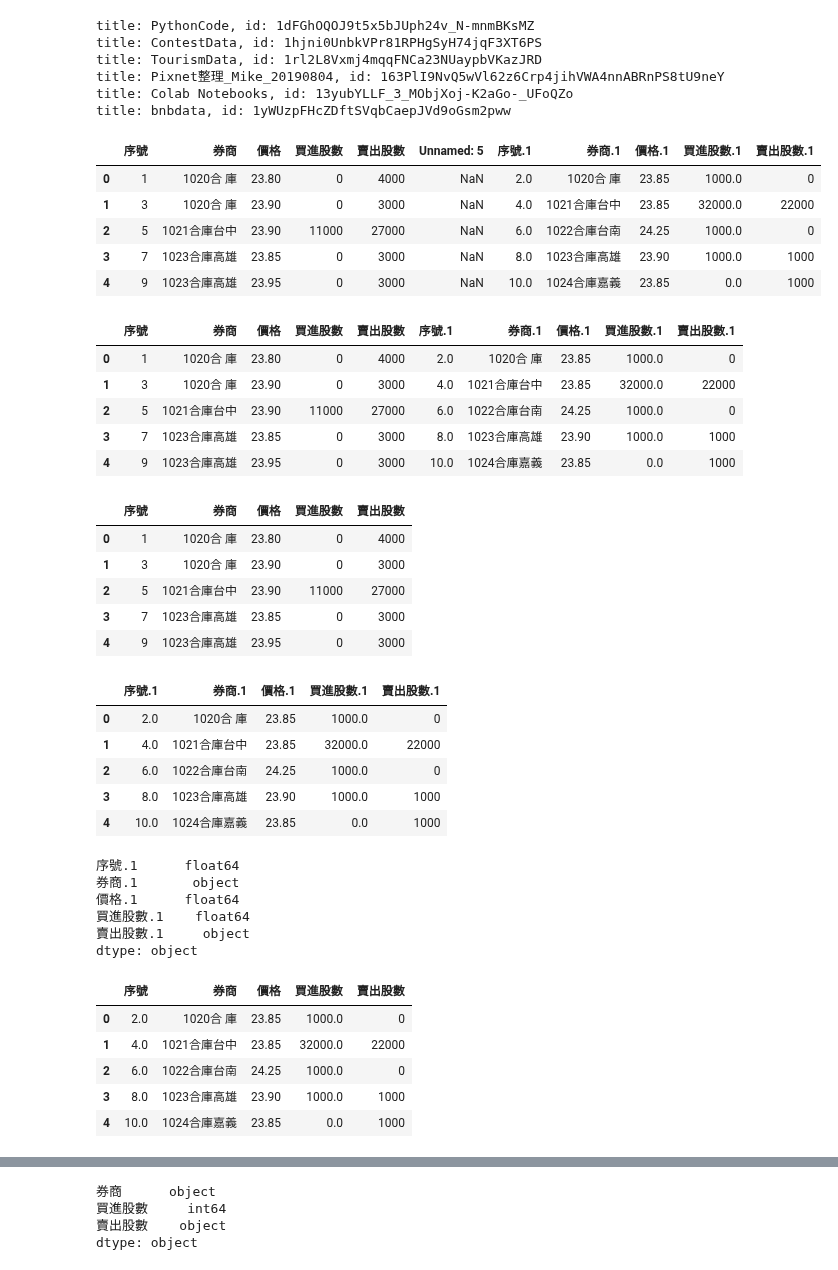
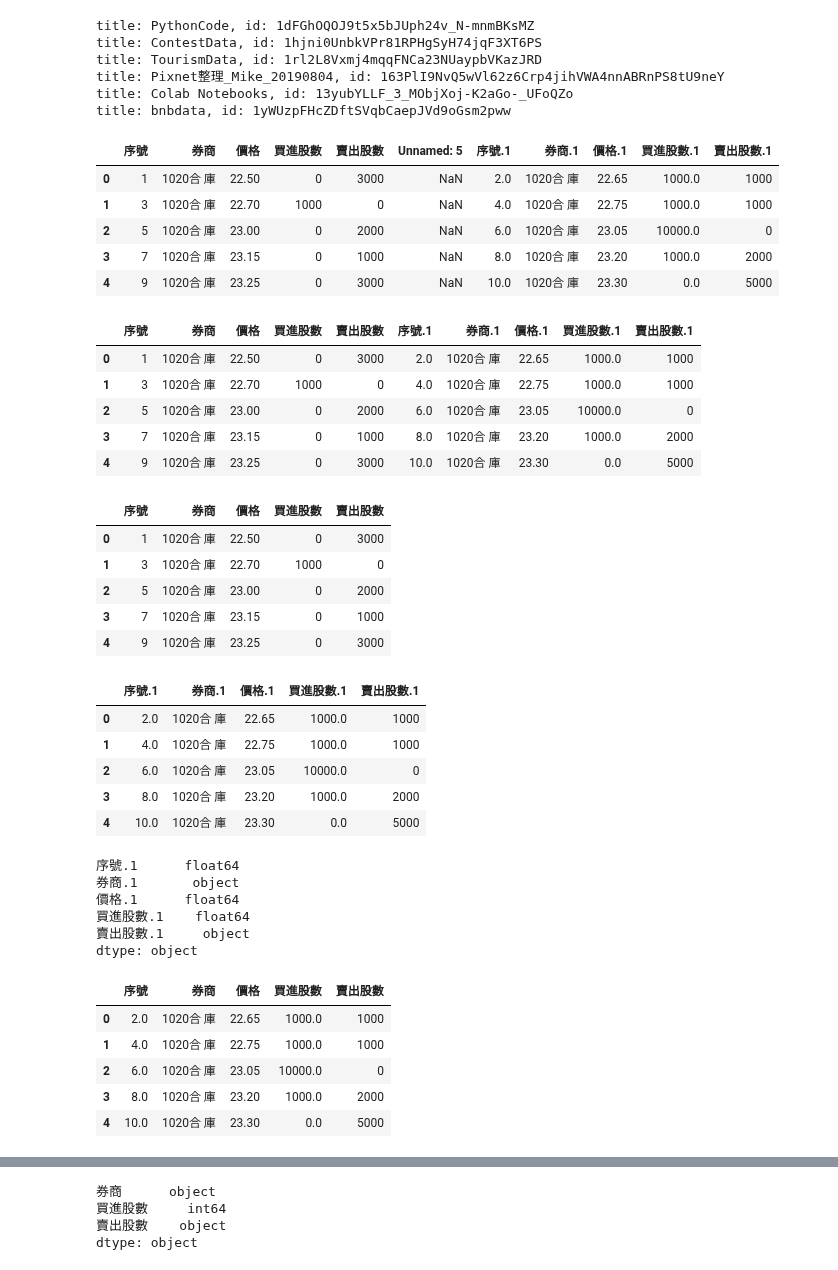
Before and after one commit to cwcheng0/practicepython, a Jupyter notebook: TaiwanStockCount.ipynb, the cells around one changed output, grey strips where cells are left out. Drawn from its saved outputs; the diff is of its cells as text; code cells hidden in the pictures.

```diff
--- a/TaiwanStockCount.ipynb
+++ b/TaiwanStockCount.ipynb
@@ -54,29 +50,29 @@ title: bnbdata, id: 1yWUzpFHcZDftSVqbCaepJVd9oGsm2pww
 # %%
 # Check first 5 rows in a file
 # from tabula import
-df = pd.read_csv('/content/gdrive/My Drive/ContestData/FinanceData/2353_20200903.csv',encoding='big5hkscs',skiprows=2)
+df = pd.read_csv('/content/gdrive/My Drive/ContestData/FinanceData/2340_20200903.csv',encoding='big5hkscs',skiprows=2)
 
 # Notice datatypes changed in some columns.
 # Check first few rows.
 df.head()
 # %% [output]
 |  | 序號 | 券商 | 價格 | 買進股數 | 賣出股數 | Unnamed: 5 | 序號.1 | 券商.1 | 價格.1 | 買進股數.1 | 賣出股數.1 |
-| 0 | 1 | 1020合 庫 | 23.80 | 0 | 4000 | NaN | 2.0 | 1020合 庫 | 23.85 | 1000.0 | 0 |
-| 1 | 3 | 1020合 庫 | 23.90 | 0 | 3000 | NaN | 4.0 | 1021合庫台中 | 23.85 | 32000.0 | 22000 |
-| 2 | 5 | 1021合庫台中 | 23.90 | 11000 | 27000 | NaN | 6.0 | 1022合庫台南 | 24.25 | 1000.0 | 0 |
-| 3 | 7 | 1023合庫高雄 | 23.85 | 0 | 3000 | NaN | 8.0 | 1023合庫高雄 | 23.90 | 1000.0 | 1000 |
-| 4 | 9 | 1023合庫高雄 | 23.95 | 0 | 3000 | NaN | 10.0 | 1024合庫嘉義 | 23.85 | 0.0 | 1000 |
+| 0 | 1 | 1020合 庫 | 22.50 | 0 | 3000 | NaN | 2.0 | 1020合 庫 | 22.65 | 1000.0 | 1000 |
+| 1 | 3 | 1020合 庫 | 22.70 | 1000 | 0 | NaN | 4.0 | 1020合 庫 | 22.75 | 1000.0 | 1000 |
+| 2 | 5 | 1020合 庫 | 23.00 | 0 | 2000 | NaN | 6.0 | 1020合 庫 | 23.05 | 10000.0 | 0 |
+| 3 | 7 | 1020合 庫 | 23.15 | 0 | 1000 | NaN | 8.0 | 1020合 庫 | 23.20 | 1000.0 | 2000 |
+| 4 | 9 | 1020合 庫 | 23.25 | 0 | 3000 | NaN | 10.0 | 1020合 庫 | 23.30 | 0.0 | 5000 |
 # %%
 # Drop some columns.
 df = df.drop(df.columns[[5]], axis=1)
 df.head()
 # %% [output]
 |  | 序號 | 券商 | 價格 | 買進股數 | 賣出股數 | 序號.1 | 券商.1 | 價格.1 | 買進股數.1 | 賣出股數.1 |
-| 0 | 1 | 1020合 庫 | 23.80 | 0 | 4000 | 2.0 | 1020合 庫 | 23.85 | 1000.0 | 0 |
-| 1 | 3 | 1020合 庫 | 23.90 | 0 | 3000 | 4.0 | 1021合庫台中 | 23.85 | 32000.0 | 22000 |
-| 2 | 5 | 1021合庫台中 | 23.90 | 11000 | 27000 | 6.0 | 1022合庫台南 | 24.25 | 1000.0 | 0 |
-| 3 | 7 | 1023合庫高雄 | 23.85 | 0 | 3000 | 8.0 | 1023合庫高雄 | 23.90 | 1000.0 | 1000 |
-| 4 | 9 | 1023合庫高雄 | 23.95 | 0 | 3000 | 10.0 | 1024合庫嘉義 | 23.85 | 0.0 | 1000 |
+| 0 | 1 | 1020合 庫 | 22.50 | 0 | 3000 | 2.0 | 1020合 庫 | 22.65 | 1000.0 | 1000 |
+| 1 | 3 | 1020合 庫 | 22.70 | 1000 | 0 | 4.0 | 1020合 庫 | 22.75 | 1000.0 | 1000 |
+| 2 | 5 | 1020合 庫 | 23.00 | 0 | 2000 | 6.0 | 1020合 庫 | 23.05 | 10000.0 | 0 |
+| 3 | 7 | 1020合 庫 | 23.15 | 0 | 1000 | 8.0 | 1020合 庫 | 23.20 | 1000.0 | 2000 |
+| 4 | 9 | 1020合 庫 | 23.25 | 0 | 3000 | 10.0 | 1020合 庫 | 23.30 | 0.0 | 5000 |
 # %%
 # Split fields into 2 files.
 # Copy files
@@ -86,22 +82,22 @@ df1 = df1.drop(df.columns[[5,6,7,8,9]], axis=1)
 df1.head()
 # %% [output]
 |  | 序號 | 券商 | 價格 | 買進股數 | 賣出股數 |
-| 0 | 1 | 1020合 庫 | 23.80 | 0 | 4000 |
-| 1 | 3 | 1020合 庫 | 23.90 | 0 | 3000 |
-| 2 | 5 | 1021合庫台中 | 23.90 | 11000 | 27000 |
-| 3 | 7 | 1023合庫高雄 | 23.85 | 0 | 3000 |
-| 4 | 9 | 1023合庫高雄 | 23.95 | 0 | 3000 |
+| 0 | 1 | 1020合 庫 | 22.50 | 0 | 3000 |
+| 1 | 3 | 1020合 庫 | 22.70 | 1000 | 0 |
+| 2 | 5 | 1020合 庫 | 23.00 | 0 | 2000 |
+| 3 | 7 | 1020合 庫 | 23.15 | 0 | 1000 |
+| 4 | 9 | 1020合 庫 | 23.25 | 0 | 3000 |
 # %%
 # Do it again
 df2 = df2.drop(df2.columns[[0,1,2,3,4]], axis=1)
 df2.head()
 # %% [output]
 |  | 序號.1 | 券商.1 | 價格.1 | 買進股數.1 | 賣出股數.1 |
-| 0 | 2.0 | 1020合 庫 | 23.85 | 1000.0 | 0 |
-| 1 | 4.0 | 1021合庫台中 | 23.85 | 32000.0 | 22000 |
-| 2 | 6.0 | 1022合庫台南 | 24.25 | 1000.0 | 0 |
-| 3 | 8.0 | 1023合庫高雄 | 23.90 | 1000.0 | 1000 |
-| 4 | 10.0 | 1024合庫嘉義 | 23.85 | 0.0 | 1000 |
+| 0 | 2.0 | 1020合 庫 | 22.65 | 1000.0 | 1000 |
+| 1 | 4.0 | 1020合 庫 | 22.75 | 1000.0 | 1000 |
+| 2 | 6.0 | 1020合 庫 | 23.05 | 10000.0 | 0 |
+| 3 | 8.0 | 1020合 庫 | 23.20 | 1000.0 | 2000 |
+| 4 | 10.0 | 1020合 庫 | 23.30 | 0.0 | 5000 |
 # %%
 # check datatypes
 df2.dtypes
@@ -118,11 +114,11 @@ df2.columns = ['序號', '券商', '價格', '買進股數', '賣出股數']
 df2.head()
 # %% [output]
 |  | 序號 | 券商 | 價格 | 買進股數 | 賣出股數 |
-| 0 | 2.0 | 1020合 庫 | 23.85 | 1000.0 | 0 |
-| 1 | 4.0 | 1021合庫台中 | 23.85 | 32000.0 | 22000 |
-| 2 | 6.0 | 1022合庫台南 | 24.25 | 1000.0 | 0 |
-| 3 | 8.0 | 1023合庫高雄 | 23.90 | 1000.0 | 1000 |
-| 4 | 10.0 | 1024合庫嘉義 | 23.85 | 0.0 | 1000 |
+| 0 | 2.0 | 1020合 庫 | 22.65 | 1000.0 | 1000 |
+| 1 | 4.0 | 1020合 庫 | 22.75 | 1000.0 | 1000 |
+| 2 | 6.0 | 1020合 庫 | 23.05 | 10000.0 | 0 |
+| 3 | 8.0 | 1020合 庫 | 23.20 | 1000.0 | 2000 |
+| 4 | 10.0 | 1020合 庫 | 23.30 | 0.0 | 5000 |
 # %%
 # Check last row data
 df2.tail()
```
Also changed, not shown: parts of 17 cells of this notebook.
